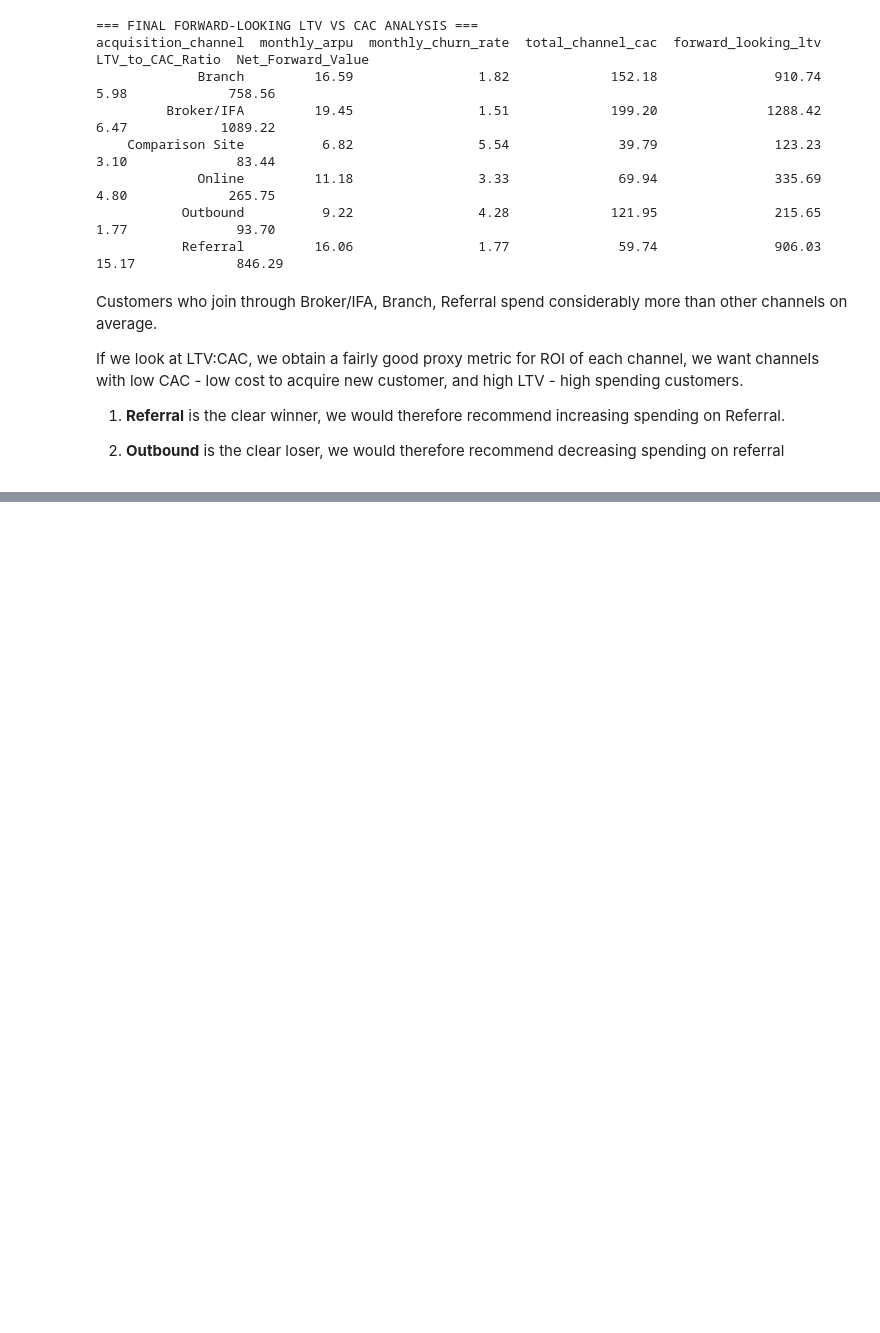
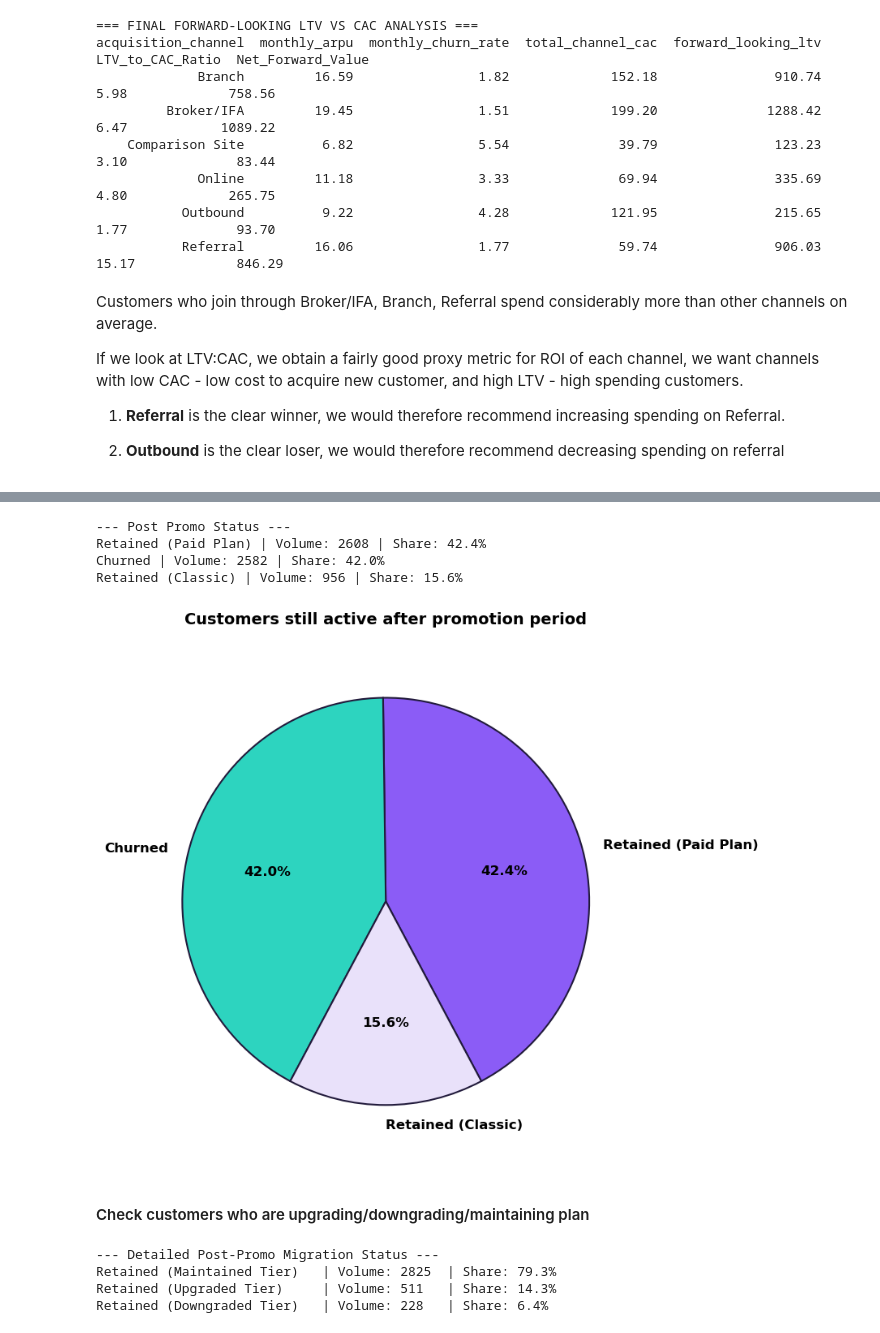
Before and after one commit to geraintmelville/moneycraft_project, a Jupyter notebook: Geraint.ipynb, the cells around one changed output, grey strips where cells are left out. Drawn from its saved outputs; the diff is of its cells as text; code cells hidden in the pictures; blank space fills up the shorter version.

```diff
--- a/Geraint.ipynb
+++ b/Geraint.ipynb
@@ -843,0 +942,50 @@ If we look at LTV:CAC, we obtain a fairly good proxy metric for ROI of each chan
+# %%
+# default
+promo_cohort['post_promo_status'] = 'Churned'
+
+# active but stayed on Classic
+promo_cohort.loc[
+    (promo_cohort['tenure_months'] >= 7) & (promo_cohort['post_promo_first_plan'] == 'Classic'),
+    'post_promo_status'
+] = 'Retained (Classic)'
+
+# active and Paying (Active past month 6, and on a payed plan)
+promo_cohort.loc[
+    (promo_cohort['tenure_months'] >= 7) & (promo_cohort['post_promo_first_plan'].isin(['Silver', 'Gold', 'Platinum'])),
+    'post_promo_status'
+] = 'Retained (Paid Plan)'
+
+status_counts = promo_cohort['post_promo_status'].value_counts()
+status_percentages = promo_cohort['post_promo_status'].value_counts(normalize=True) * 100
+
+print("--- Post Promo Status ---")
+for status, count in status_counts.items():
+    pct = status_percentages[status]
+    print(f"{status:} | Volume: {count:} | Share: {pct:.1f}%")
+# %% [output]
+--- Post Promo Status ---
+Retained (Paid Plan) | Volume: 2608 | Share: 42.4%
+Churned | Volume: 2582 | Share: 42.0%
+Retained (Classic) | Volume: 956 | Share: 15.6%
+# %%
+#plot = status_percentages.plot.pie(y="status_percentages", figsize=(5, 5))
+# More detail on what type of plan a customer moved to after promotion ended
+post_promo_distribution = promo_cohort['post_promo_status'].value_counts(normalize=True) * 100
+
+fig = plt.figure(figsize=(10, 7))
+plt.pie(
+    post_promo_distribution,
+    labels=post_promo_distribution.index,
+    autopct='%1.1f%%',
+    startangle=298,
+    colors=['#8B5CF6', '#2DD4BF', '#E9E1FA'],
+    textprops={'weight': 'bold', 'fontsize': 12},
+    wedgeprops={'edgecolor': '#211A3B', 'linewidth': 1.5}
+)
+plt.title('Customers still active after promotion period', fontsize=14, weight='bold', pad=20)
+plt.tight_layout()
+plt.show()
+# %% [output]
+[figure, added]
+# %% [markdown]
+#### Check customers who are upgrading/downgrading/maintaining plan
@@ -843,0 +1017,13 @@ If we look at LTV:CAC, we obtain a fairly good proxy metric for ROI of each chan
+# %%
+retention_status_counts = promo_cohort_retention['post_promo_status_details'].value_counts()
+retention_status_percentages = promo_cohort_retention['post_promo_status_details'].value_counts(normalize=True) * 100
+
+print("--- Detailed Post-Promo Migration Status ---")
+for status, count in retention_status_counts.items():
+    pct = retention_status_percentages[status]
+    print(f"{status:<28} | Volume: {count:<5} | Share: {pct:.1f}%")
+# %% [output]
+--- Detailed Post-Promo Migration Status ---
+Retained (Maintained Tier)   | Volume: 2825  | Share: 79.3%
+Retained (Upgraded Tier)     | Volume: 511   | Share: 14.3%
+Retained (Downgraded Tier)   | Volume: 228   | Share: 6.4%
```
Also changed, not shown: parts of 40 cells of this notebook, 1 other file.
